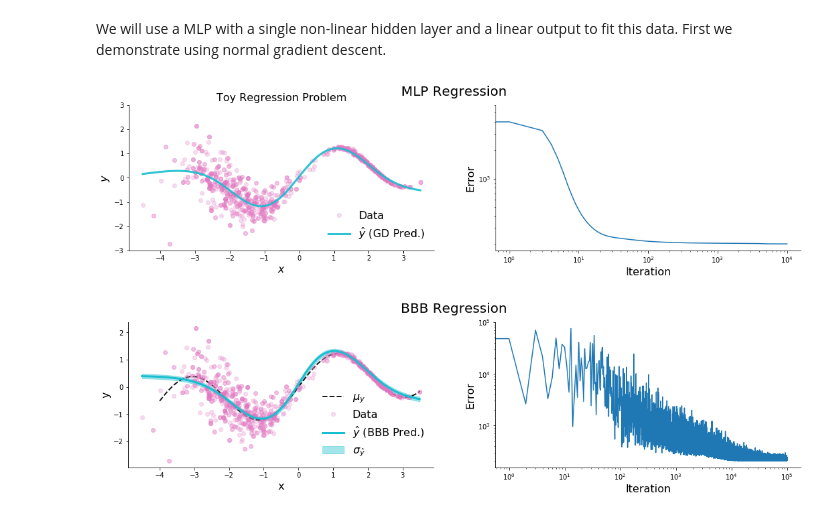
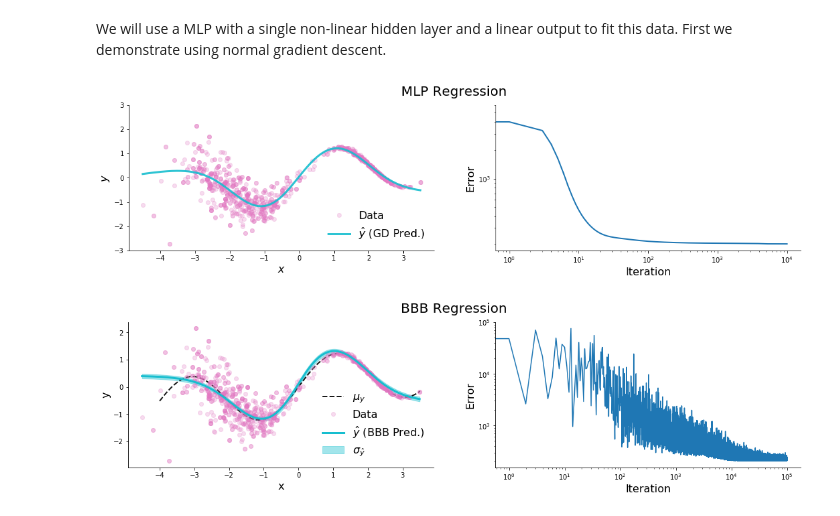
Before and after one commit to chongguo/ADVI-pymc3-Fashion-MNIST, a Jupyter notebook: BBB_tutorial.ipynb, the cells around one changed output. Drawn from its saved outputs; the diff is of its cells as text; code cells hidden in the pictures.

```diff
--- a/BBB_tutorial.ipynb
+++ b/BBB_tutorial.ipynb
@@ -221,38 +225,31 @@ y_pred = net_GD.predict(x_grid)
 # %%
 # plot the gradient descent output
 figsize = (18,4); fontsize = 16;
 f, axs = plt.subplots(1, 2, figsize=figsize);
 
 ax = axs[0]
 xs = np.linspace(-4,3.5,num=1000)
 
 plt1,=ax.plot(x,y,'o',alpha=0.25,color='C6',label='Data')
 plt2,=ax.plot(x_grid,y_pred,linewidth=3,color='C9',alpha=0.9,label=r'$\hat{y}$ (GD Pred.)')
 ax.set_xlabel("$x$",fontsize=fontsize)
 ax.set_ylabel("$y$",fontsize=fontsize)
-ax.set_title("Toy Regression Problem",fontsize=fontsize)
 ax.set_ylim(bottom=-3,top=3)
-
-#axy2 = ax.twinx()
-#plt3,=axy2.plot(xs,sig_y_func(xs,m_sig),color='g',linestyle='--',linewidth=2,alpha=0.9,label=r'$\sigma_y$')
-#axy2.set_ylabel(r'$\sigma_y$',fontsize=fontsize)
-#ax.legend(handles=[plt1,plt2,plt3],frameon=False,fontsize=fontsize);
-#ax.spines['top'].set_visible(False); axy2.spines['top'].set_visible(False)
 ax.legend(frameon=False,fontsize=fontsize);
 sns.despine();
 
 ax = axs[1]
-ax.plot(err,color='C0')
+ax.plot(err,linewidth=2,color='C0')
 ax.set_xlabel("Iteration",fontsize=fontsize)
 ax.set_ylabel("Error",fontsize=fontsize)
 ax.set_yscale('log')
 ax.set_xscale('log')
 ax.spines['top'].set_visible(False);
 ax.spines['right'].set_visible(False);
 
 f.suptitle("MLP Regression",fontsize=fontsize+4);
 # %% [output]
-[figure, old version]
+[figure, new version]
 # %%
 sr = lambda x: np.log(1+np.exp(x))+1e-8
 dsr = lambda x: 1/(1+np.exp(-x))+1e-8
```
Also changed, not shown: parts of 37 cells of this notebook.
